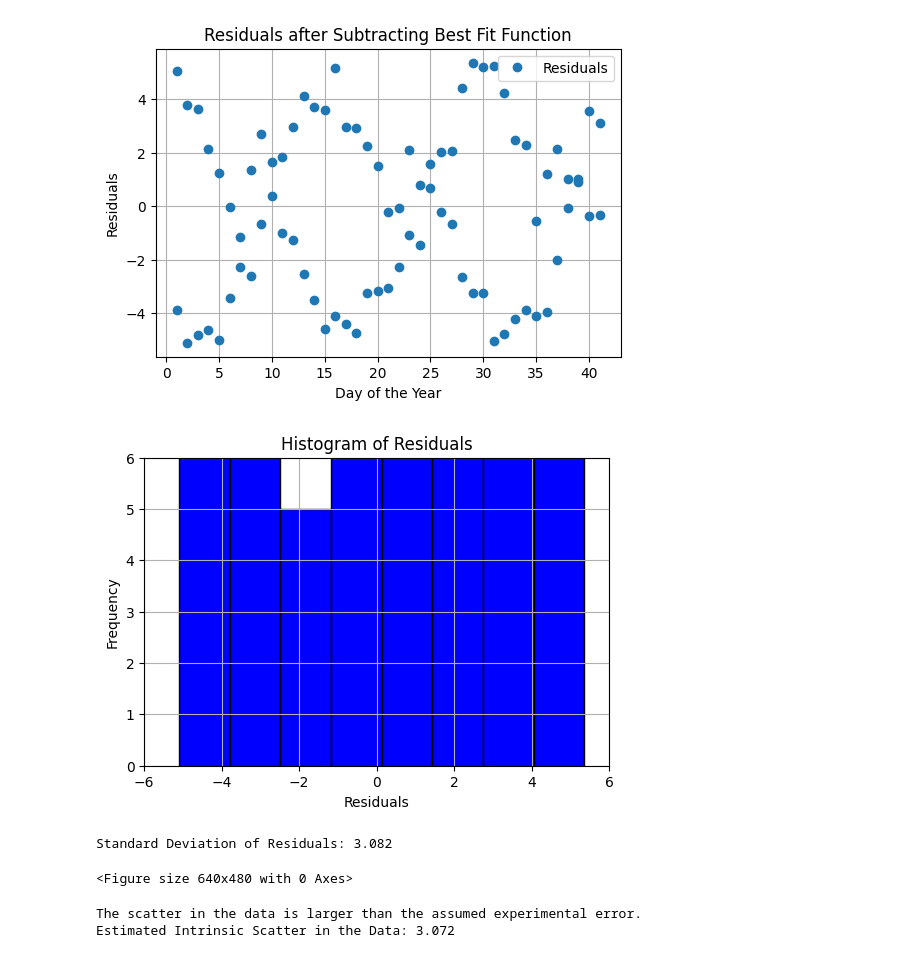
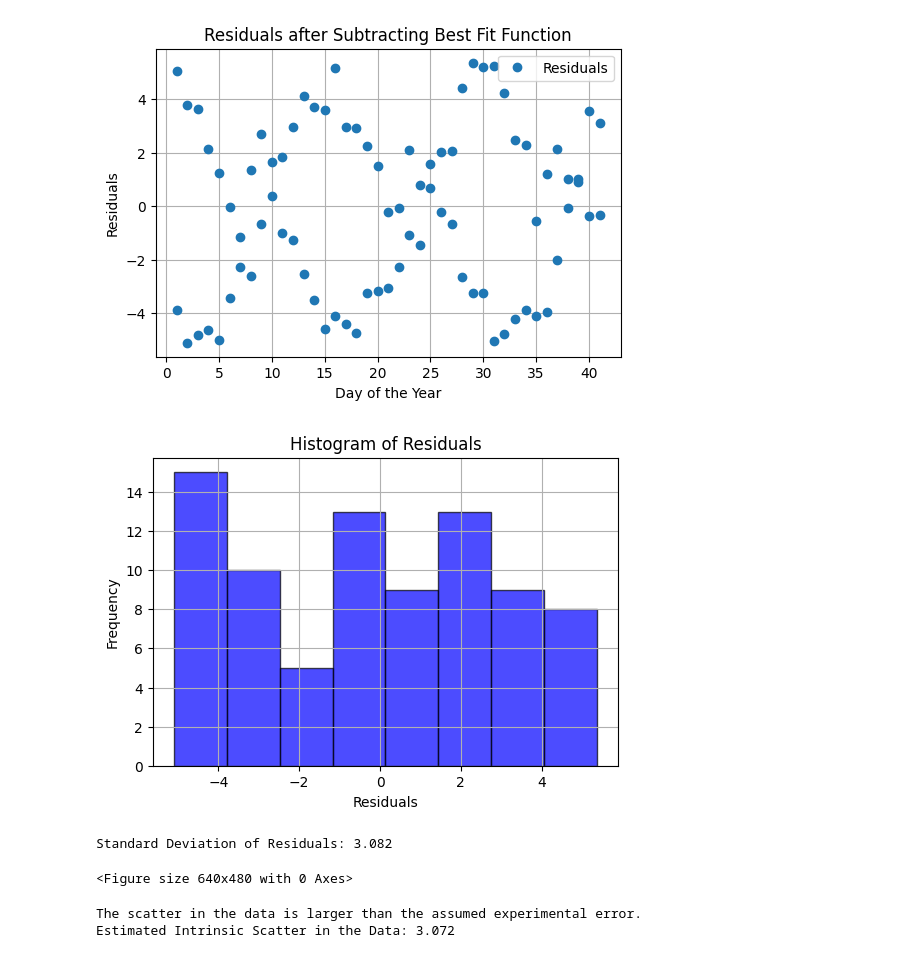
Before and after one commit to lily-wohlstadter/astr19groupproject, a Jupyter notebook: Group Project.ipynb, the cells around one changed output. Cells and saved outputs as stored; diff of their text form; code cells hidden in the pictures.

```diff
--- a/Group Project.ipynb
+++ b/Group Project.ipynb
@@ -123,21 +123,21 @@ plt.show()
 # %%
 #plot histogram of residuals
 plt.figure(figsize=(6, 4))
 plt.hist(residuals, bins='auto', color='blue', edgecolor='black', alpha=0.7)
-plt.axis([-6,6, 0,6])
+#plt.axis([-6,6, 0,6])
 plt.xlabel('Residuals')
 plt.ylabel('Frequency')
 plt.title('Histogram of Residuals')
 plt.grid(True)
 plt.show()
 plt.savefig('histogramofresiduals.pdf')
 
 
 #calculate the standard deviation of residuals
 residuals_std = np.std(residuals)
 print(f'Standard Deviation of Residuals: {residuals_std:.3f}')
 # %% [output]
-[figure, old version]
+[figure, new version]
 Standard Deviation of Residuals: 3.082
 <Figure size 640x480 with 0 Axes>
 # %%
```
Also changed, not shown: parts of 1 cell of this notebook.
